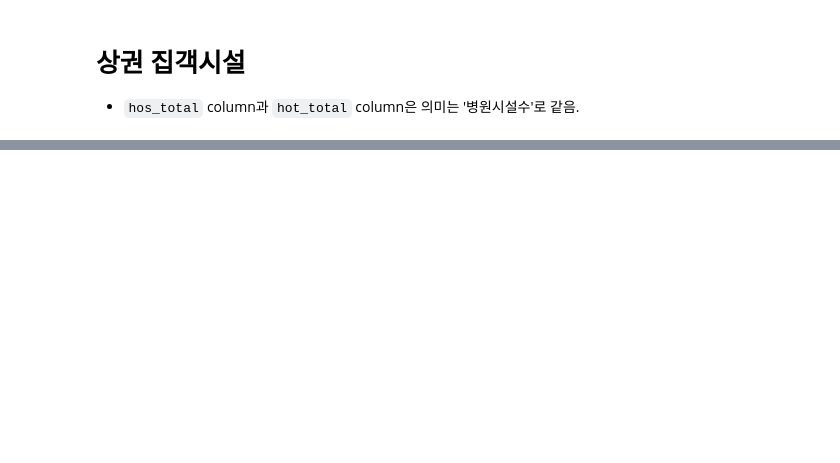
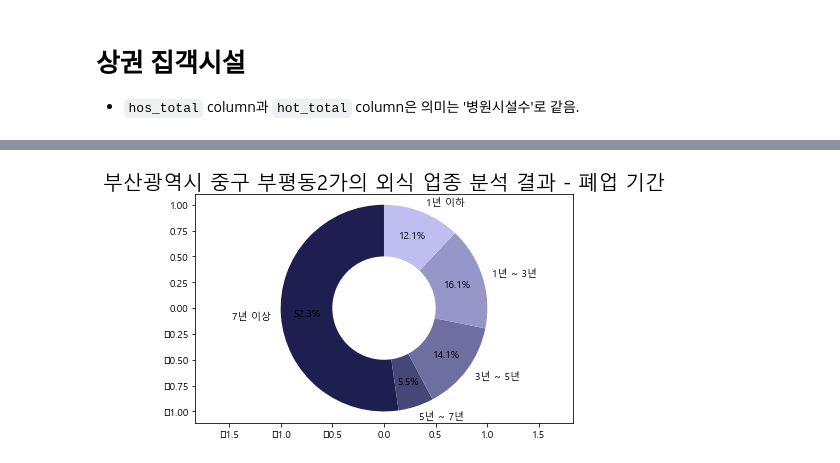
Before and after one commit to yongchoooon/nadosajang, a Jupyter notebook: SangGwon.ipynb, the cells around one changed output, grey strips where cells are left out. Saved outputs shown, nothing was run; the diff lists cells and outputs as text; code cells hidden in the pictures; blank space fills up the shorter version.

```diff
--- a/SangGwon.ipynb
+++ b/SangGwon.ipynb
@@ -85,0 +613,7 @@ df_af.head(5)
+# %%
+df_sh_bupyeong2ga_closed = getDFStatusDong(status = "폐업", gu = "중구", dong = "부평동2가", upjong = "외식")
+df_sh_bupyeong2ga_closed_section = getDFPeriodSection_New(status = "폐업", df = df_sh_bupyeong2ga_closed)
+
+df_bupyeong2ga_closed_for_viz = df_sh_bupyeong2ga_closed_section.groupby(["폐업_운영_기간_구분"])["폐업_운영_기간(개월)"].count()
+df_bupyeong2ga_closed_for_viz = df_bupyeong2ga_closed_for_viz.reindex(index = ["7년 이상", "5년 ~ 7년", "3년 ~ 5년", "1년 ~ 3년", "1년 이하"])
+df_bupyeong2ga_closed_for_viz
@@ -85,0 +628,19 @@ df_af.head(5)
+# %%
+# Pie Chart
+
+labels = df_bupyeong2ga_closed_for_viz.index
+sizes = df_bupyeong2ga_closed_for_viz.values
+colors = ["#1e1e50", "#464678", "#6e6ea0", "#9696c8", "#bebef0"]
+
+plt.pie(sizes, labels = labels, colors = colors, autopct = '%1.1f%%', startangle = 90,frame = True, pctdistance = 0.75)
+
+centre_circle = plt.Circle((0,0),0.50,fc='white')
+fig = plt.gcf()
+fig.gca().add_artist(centre_circle)
+
+plt.title("부산광역시 중구 부평동2가의 외식 업종 분석 결과 - 폐업 기간", fontsize = 20)
+plt.axis('equal')
+plt.tight_layout()
+plt.show()
+# %% [output]
+[figure, added]
```
Also changed, not shown: parts of 70 cells of this notebook, 4 other files.
